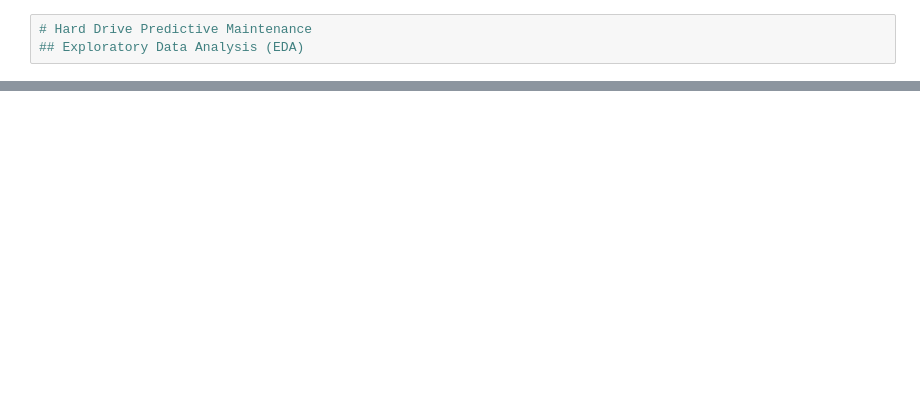
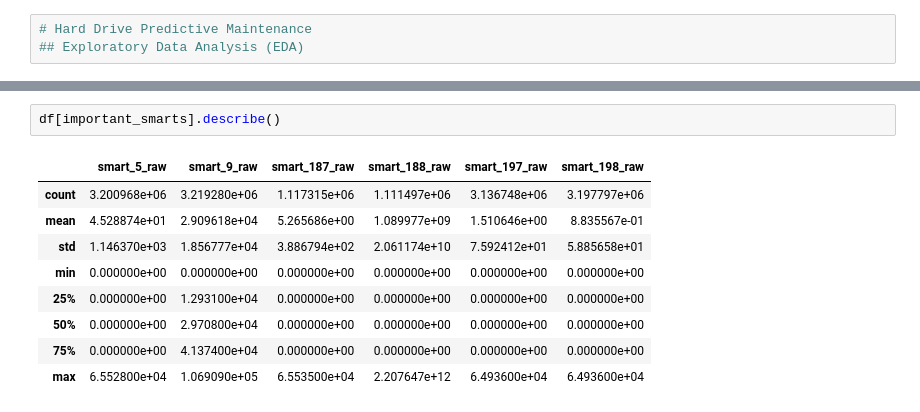
Before and after one commit to PhonpawitS/Hard-Drive-Failure-Prediction-using-ML, a Jupyter notebook: notebooks/eda.ipynb, the cells around one changed output, grey strips where cells are left out. Saved outputs shown, nothing was run; the diff lists cells and outputs as text; blank space fills up the shorter version.

```diff
--- a/notebooks/eda.ipynb
+++ b/notebooks/eda.ipynb
@@ -48,0 +68,12 @@ df.head()
+# %%
+df[important_smarts].describe()
+# %% [output]
+|  | smart_5_raw | smart_9_raw | smart_187_raw | smart_188_raw | smart_197_raw | smart_198_raw |
+| count | 3.200968e+06 | 3.219280e+06 | 1.117315e+06 | 1.111497e+06 | 3.136748e+06 | 3.197797e+06 |
+| mean | 4.528874e+01 | 2.909618e+04 | 5.265686e+00 | 1.089977e+09 | 1.510646e+00 | 8.835567e-01 |
+| std | 1.146370e+03 | 1.856777e+04 | 3.886794e+02 | 2.061174e+10 | 7.592412e+01 | 5.885658e+01 |
+| min | 0.000000e+00 | 0.000000e+00 | 0.000000e+00 | 0.000000e+00 | 0.000000e+00 | 0.000000e+00 |
+| 25% | 0.000000e+00 | 1.293100e+04 | 0.000000e+00 | 0.000000e+00 | 0.000000e+00 | 0.000000e+00 |
+| 50% | 0.000000e+00 | 2.970800e+04 | 0.000000e+00 | 0.000000e+00 | 0.000000e+00 | 0.000000e+00 |
+| 75% | 0.000000e+00 | 4.137400e+04 | 0.000000e+00 | 0.000000e+00 | 0.000000e+00 | 0.000000e+00 |
+| max | 6.552800e+04 | 1.069090e+05 | 6.553500e+04 | 2.207647e+12 | 6.493600e+04 | 6.493600e+04 |
```
Also changed, not shown: parts of 7 cells of this notebook.
